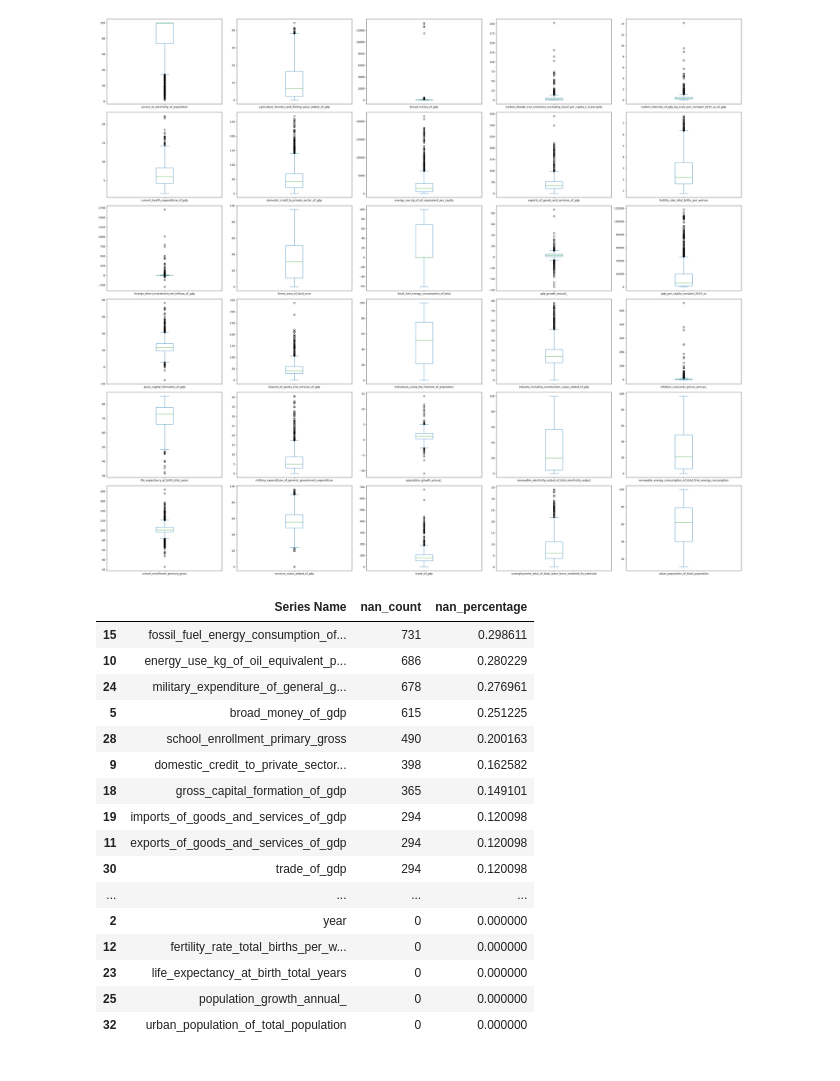
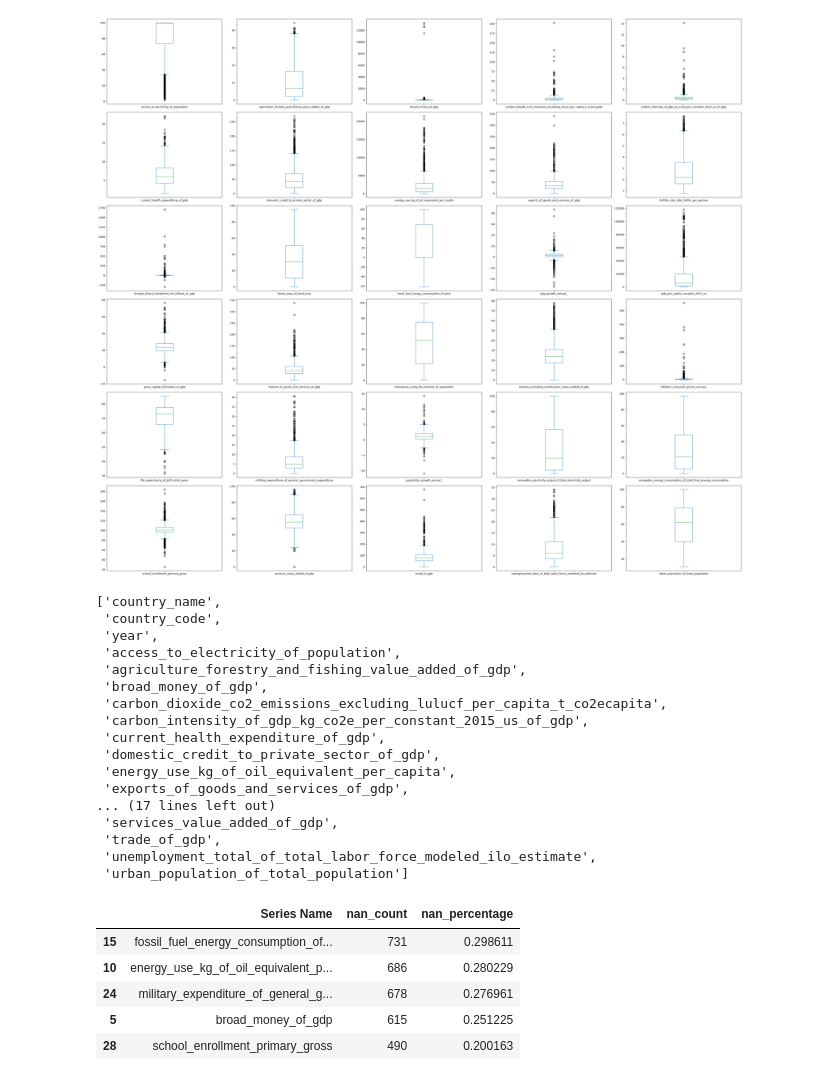
Before and after one commit to Mina-Makram-001/2B_Data_Science_Portfolio, a Jupyter notebook: Task_4_(Train_3_Unsupervised_ML_Models)/2_EDA_&_Preperation.ipynb, the cells around one changed output. Drawn from its saved outputs; the diff is of its cells as text; code cells hidden in the pictures.

```diff
--- a/Task_4_(Train_3_Unsupervised_ML_Models)/2_EDA_&_Preperation.ipynb
+++ b/Task_4_(Train_3_Unsupervised_ML_Models)/2_EDA_&_Preperation.ipynb
@@ -199,34 +195,43 @@ plt.tight_layout()
 plt.show()
 # %% [output]
 [figure]
+# %%
+df_countries.columns.tolist()
+# %% [output]
+['country_name',
+ 'country_code',
+ 'year',
+ 'access_to_electricity_of_population',
+ 'agriculture_forestry_and_fishing_value_added_of_gdp',
+ 'broad_money_of_gdp',
+ 'carbon_dioxide_co2_emissions_excluding_lulucf_per_capita_t_co2ecapita',
+ 'carbon_intensity_of_gdp_kg_co2e_per_constant_2015_us_of_gdp',
+ 'current_health_expenditure_of_gdp',
+ 'domestic_credit_to_private_sector_of_gdp',
+ 'energy_use_kg_of_oil_equivalent_per_capita',
+ 'exports_of_goods_and_services_of_gdp',
+... (17 lines left out)
+ 'services_value_added_of_gdp',
+ 'trade_of_gdp',
+ 'unemployment_total_of_total_labor_force_modeled_ilo_estimate',
+ 'urban_population_of_total_population']
 # %%
 nan_summary = (
     pd.DataFrame({
         "nan_count": df_countries.isna().sum(),
         "nan_percentage": df_countries.isna().mean()
     })
     .reset_index(names="Series Name")
     .sort_values("nan_percentage", ascending=False)
 )
 
-nan_summary
+nan_summary.head()
 # %% [output]
 |  | Series Name | nan_count | nan_percentage |
 | 15 | fossil_fuel_energy_consumption_of... | 731 | 0.298611 |
 | 10 | energy_use_kg_of_oil_equivalent_p... | 686 | 0.280229 |
 | 24 | military_expenditure_of_general_g... | 678 | 0.276961 |
 | 5 | broad_money_of_gdp | 615 | 0.251225 |
 | 28 | school_enrollment_primary_gross | 490 | 0.200163 |
-| 9 | domestic_credit_to_private_sector... | 398 | 0.162582 |
-| 18 | gross_capital_formation_of_gdp | 365 | 0.149101 |
-| 19 | imports_of_goods_and_services_of_gdp | 294 | 0.120098 |
-| 11 | exports_of_goods_and_services_of_gdp | 294 | 0.120098 |
-| 30 | trade_of_gdp | 294 | 0.120098 |
-| ... | ... | ... | ... |
-| 2 | year | 0 | 0.000000 |
-| 12 | fertility_rate_total_births_per_w... | 0 | 0.000000 |
-| 23 | life_expectancy_at_birth_total_years | 0 | 0.000000 |
-| 25 | population_growth_annual_ | 0 | 0.000000 |
-| 32 | urban_population_of_total_population | 0 | 0.000000 |
 # %%
 negative_counts = df_countries.select_dtypes(include="number").apply(
```
Also changed, not shown: parts of 11 cells of this notebook, 2 other files.
